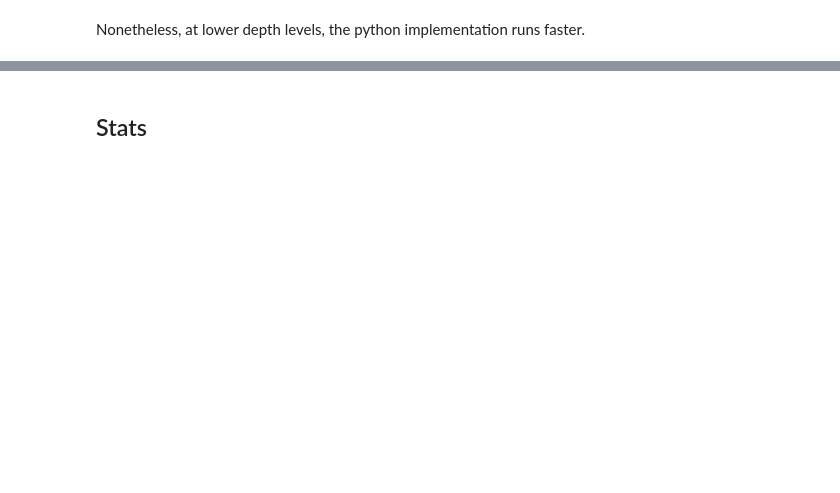
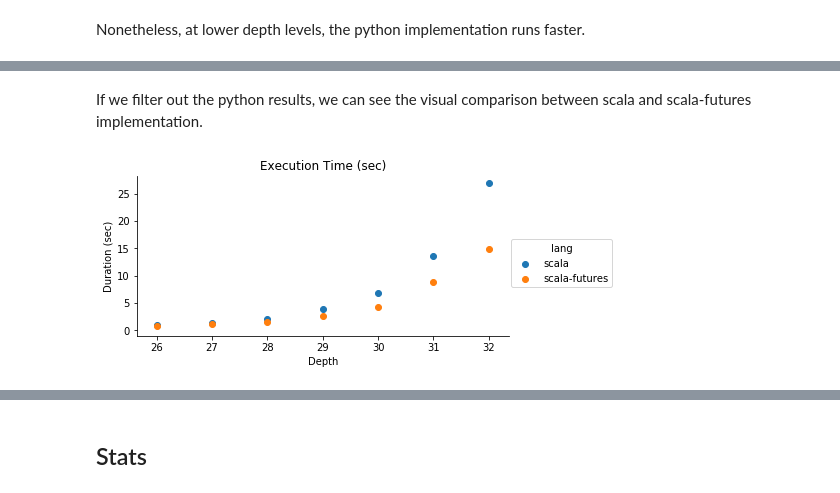
Before and after one commit to RHDZMOTA/recursive-pascal-triangle, a Jupyter notebook: results.ipynb, the cells around one changed output, grey strips where cells are left out. Drawn from its saved outputs; the diff is of its cells as text; code cells hidden in the pictures; blank space fills up the shorter version.

```diff
--- a/results.ipynb
+++ b/results.ipynb
@@ -140,0 +183,13 @@ Nonetheless, at lower depth levels, the python implementation runs faster.
+# %% [markdown]
+If we filter out the python results, we can see the visual comparison between scala and scala-futures implementation.
+# %%
+fg = sns.FacetGrid(data=average_data.query("lang != 'python' and depth > 25"), hue='lang', aspect=2)
+fg.map(plt.scatter, 'depth', 'duration').add_legend()
+
+plt.title("Execution Time (sec)")
+plt.ylabel("Duration (sec)")
+plt.xlabel("Depth")
+plt.show()
+plt.close()
+# %% [output]
+[figure, added]
```
Also changed, not shown: parts of 9 cells of this notebook.
